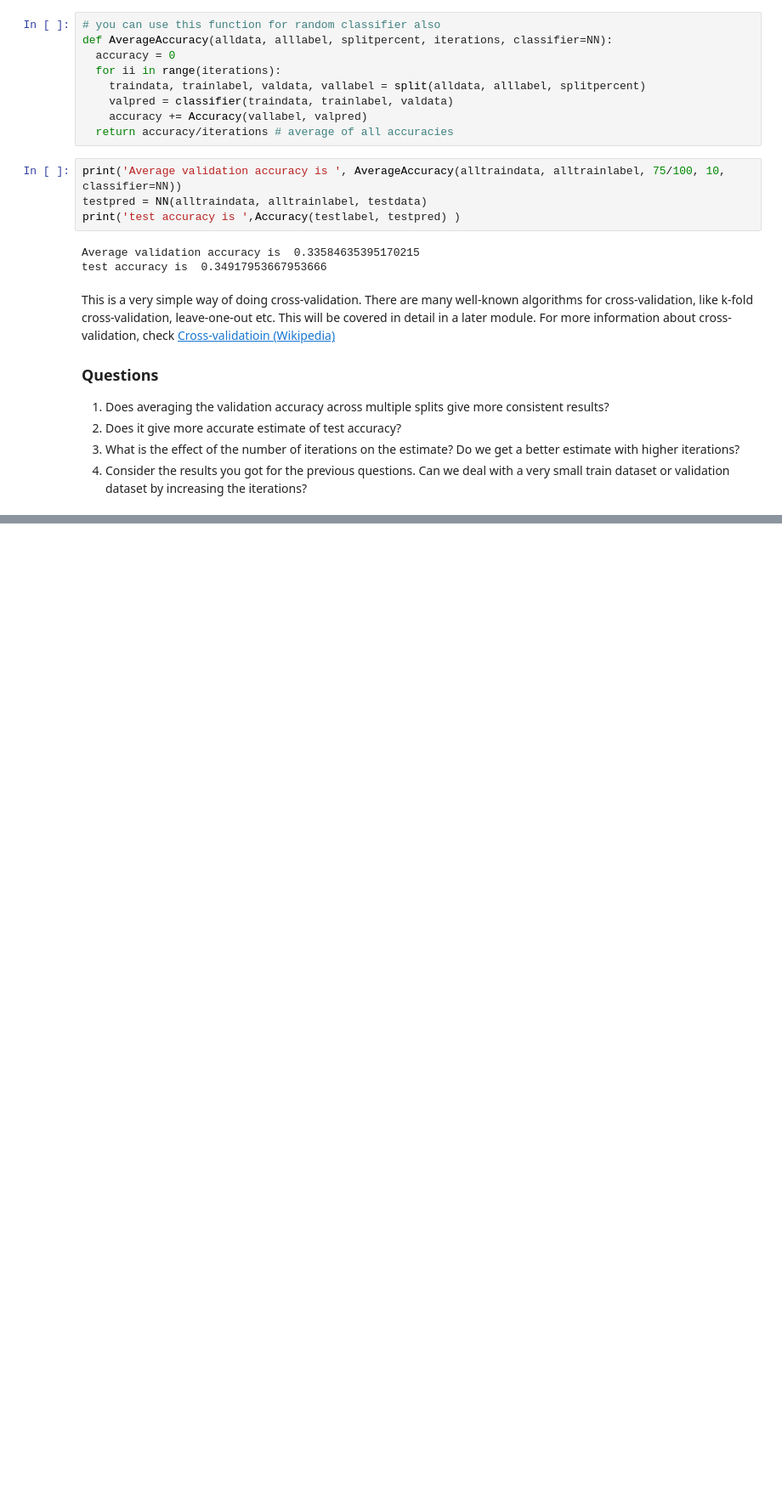
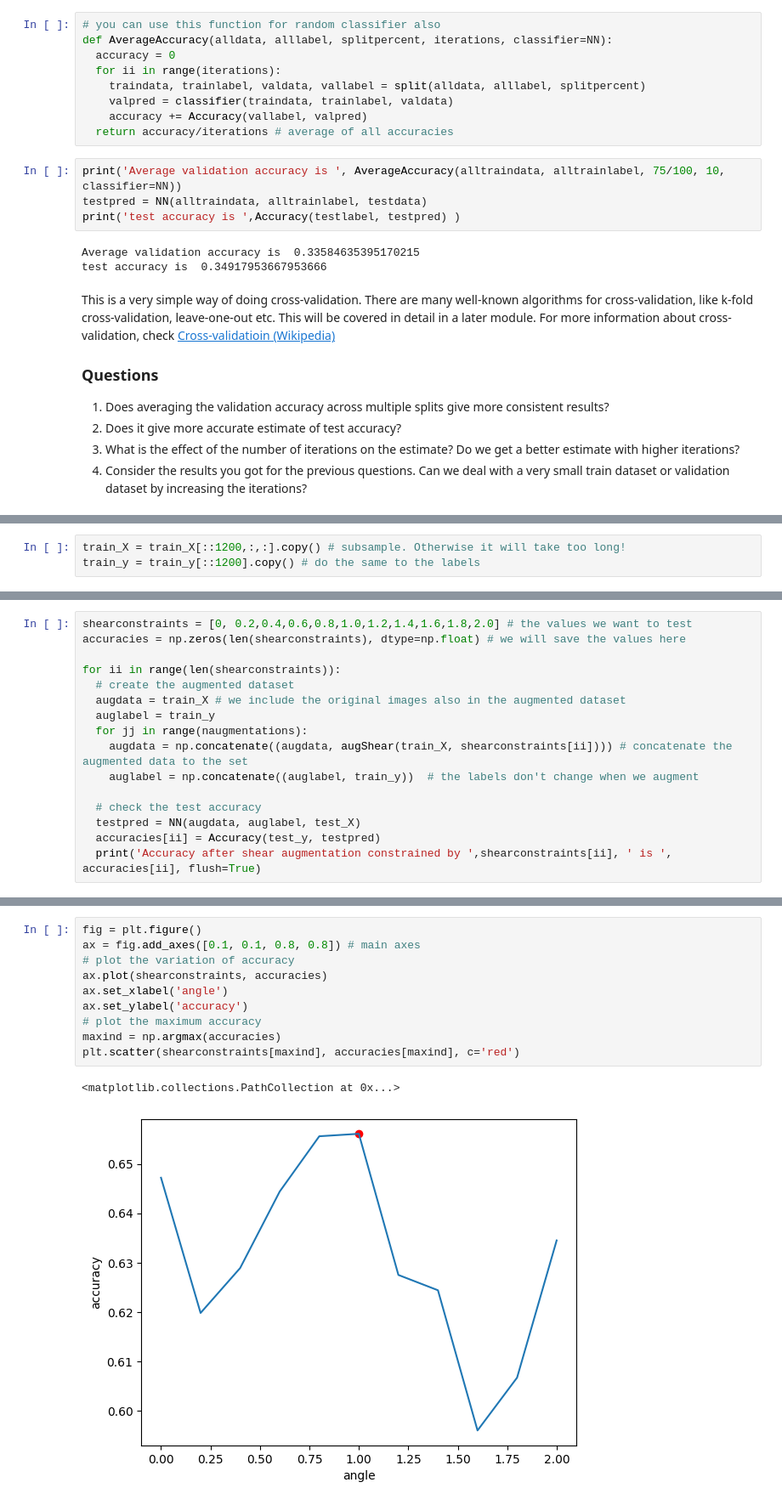
Before and after one commit to Sunithagangula/FMML-LABS-AND-ASSIGNMENTS, a Jupyter notebook: Module_01_Lab_02_MLPractice.ipynb, the cells around one changed output, grey strips where cells are left out. Shown: that part at 85% size. Drawn from its saved outputs; the diff is of its cells as text; blank space fills up the shorter version.

```diff
--- a/Module_01_Lab_02_MLPractice.ipynb
+++ b/Module_01_Lab_02_MLPractice.ipynb
@@ -242,0 +250,3 @@ This is a very simple way of doing cross-validation. There are many well-known a
+# %%
+train_X = train_X[::1200,:,:].copy() # subsample. Otherwise it will take too long!
+train_y = train_y[::1200].copy() # do the same to the labels
@@ -242,0 +414,16 @@ This is a very simple way of doing cross-validation. There are many well-known a
+# %%
+shearconstraints = [0, 0.2,0.4,0.6,0.8,1.0,1.2,1.4,1.6,1.8,2.0] # the values we want to test
+accuracies = np.zeros(len(shearconstraints), dtype=np.float) # we will save the values here
+
+for ii in range(len(shearconstraints)):
+  # create the augmented dataset
+  augdata = train_X # we include the original images also in the augmented dataset
+  auglabel = train_y
+  for jj in range(naugmentations):
+    augdata = np.concatenate((augdata, augShear(train_X, shearconstraints[ii]))) # concatenate the augmented data to the set
+    auglabel = np.concatenate((auglabel, train_y))  # the labels don't change when we augment
+
+  # check the test accuracy
+  testpred = NN(augdata, auglabel, test_X)
+  accuracies[ii] = Accuracy(test_y, testpred)
+  print('Accuracy after shear augmentation constrained by ',shearconstraints[ii], ' is ', accuracies[ii], flush=True)
@@ -242,0 +444,13 @@ This is a very simple way of doing cross-validation. There are many well-known a
+# %%
+fig = plt.figure()
+ax = fig.add_axes([0.1, 0.1, 0.8, 0.8]) # main axes
+# plot the variation of accuracy
+ax.plot(shearconstraints, accuracies)
+ax.set_xlabel('angle')
+ax.set_ylabel('accuracy')
+# plot the maximum accuracy
+maxind = np.argmax(accuracies)
+plt.scatter(shearconstraints[maxind], accuracies[maxind], c='red')
+# %% [output]
+<matplotlib.collections.PathCollection at 0x...>
+[figure, added]
```
Also changed, not shown: parts of 37 cells of this notebook.
